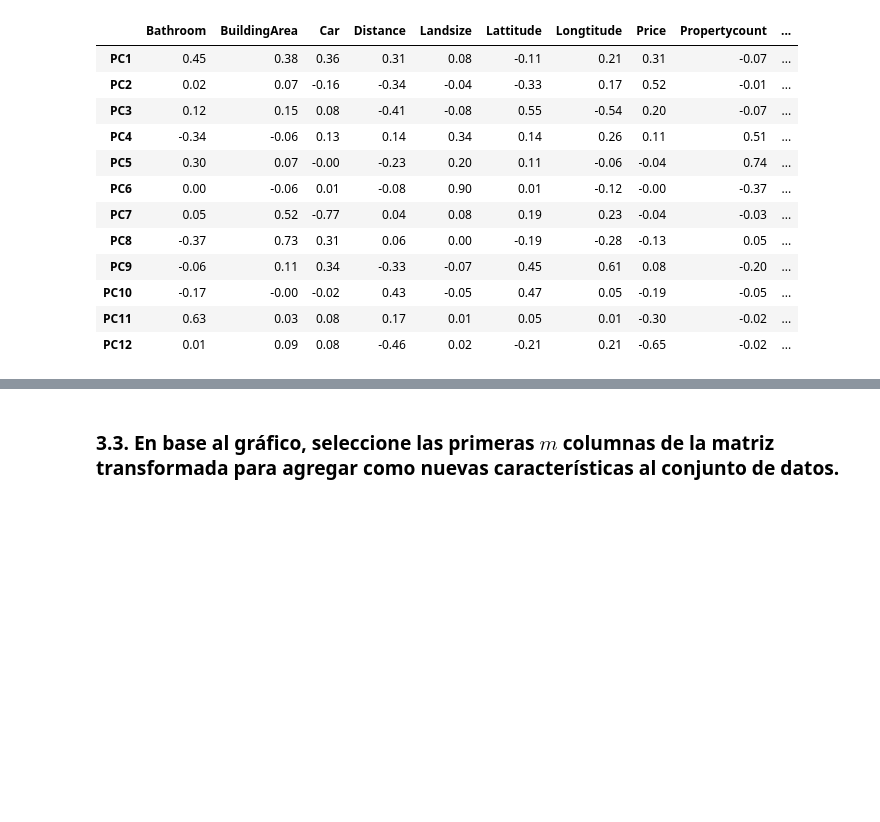
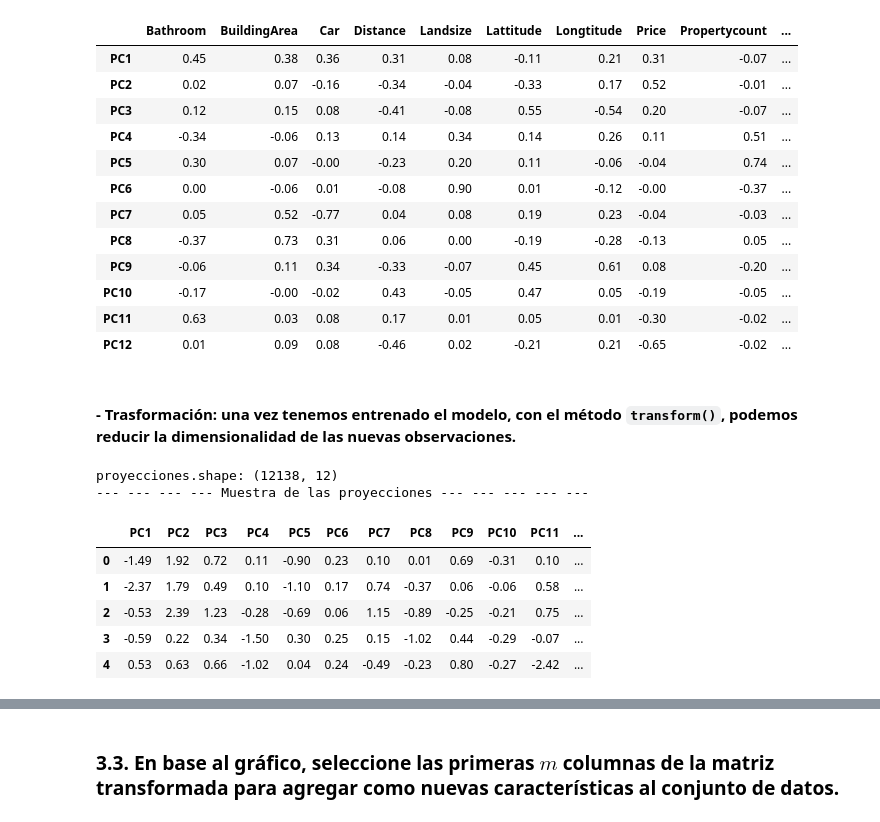
Before and after one commit to argennof/EyCD2022, a Jupyter notebook: Entregable_Parte_2_2022_v1.ipynb, the cells around one changed output, grey strips where cells are left out. Saved outputs shown, nothing was run; the diff lists cells and outputs as text; code cells hidden in the pictures; blank space fills up the shorter version.

```diff
--- a/Entregable_Parte_2_2022_v1.ipynb
+++ b/Entregable_Parte_2_2022_v1.ipynb
@@ -495,6 +496,29 @@ pd.DataFrame(
 | PC10 | -0.17 | -0.00 | -0.02 | 0.43 | -0.05 | 0.47 | 0.05 | -0.19 | -0.05 | ... |
 | PC11 | 0.63 | 0.03 | 0.08 | 0.17 | 0.01 | 0.05 | 0.01 | -0.30 | -0.02 | ... |
 | PC12 | 0.01 | 0.09 | 0.08 | -0.46 | 0.02 | -0.21 | 0.21 | -0.65 | -0.02 | ... |
+# %% [markdown]
+#### - Trasformación: una vez tenemos entrenado el modelo, con el método `transform()`, podemos reducir la dimensionalidad de las nuevas observaciones.
+# %%
+# Proyección de las observaciones de entrenamiento
+# ==============================================================================
+proyecciones = pca_pipe.transform(X=imp_sc)
+proyecciones = pd.DataFrame(
+    proyecciones,
+    columns = ['PC1', 'PC2', 'PC3', 'PC4','PC5', 'PC6', 'PC7', 'PC8','PC9', 'PC10', 'PC11', 'PC12'],
+    index   = imp_sc.index
+)
+print(f'proyecciones.shape: {proyecciones.shape}')
+print('--- --- --- --- Muestra de las proyecciones --- --- --- --- --- ')
+proyecciones.head()
+# %% [output]
+proyecciones.shape: (12138, 12)
+--- --- --- --- Muestra de las proyecciones --- --- --- --- ---
+|  | PC1 | PC2 | PC3 | PC4 | PC5 | PC6 | PC7 | PC8 | PC9 | PC10 | PC11 | ... |
+| 0 | -1.49 | 1.92 | 0.72 | 0.11 | -0.90 | 0.23 | 0.10 | 0.01 | 0.69 | -0.31 | 0.10 | ... |
+| 1 | -2.37 | 1.79 | 0.49 | 0.10 | -1.10 | 0.17 | 0.74 | -0.37 | 0.06 | -0.06 | 0.58 | ... |
+| 2 | -0.53 | 2.39 | 1.23 | -0.28 | -0.69 | 0.06 | 1.15 | -0.89 | -0.25 | -0.21 | 0.75 | ... |
+| 3 | -0.59 | 0.22 | 0.34 | -1.50 | 0.30 | 0.25 | 0.15 | -1.02 | 0.44 | -0.29 | -0.07 | ... |
+| 4 | 0.53 | 0.63 | 0.66 | -1.02 | 0.04 | 0.24 | -0.49 | -0.23 | 0.80 | -0.27 | -2.42 | ... |
 # %% [markdown]
 #### * Al analizar a la primera componente esta es el resultado de la siguiente combinación lineal de las variables originales:
 
```
Also changed, not shown: parts of 14 cells of this notebook.
